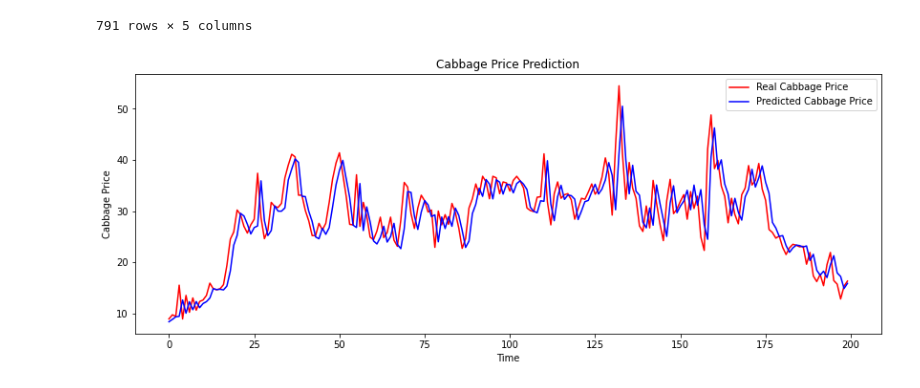
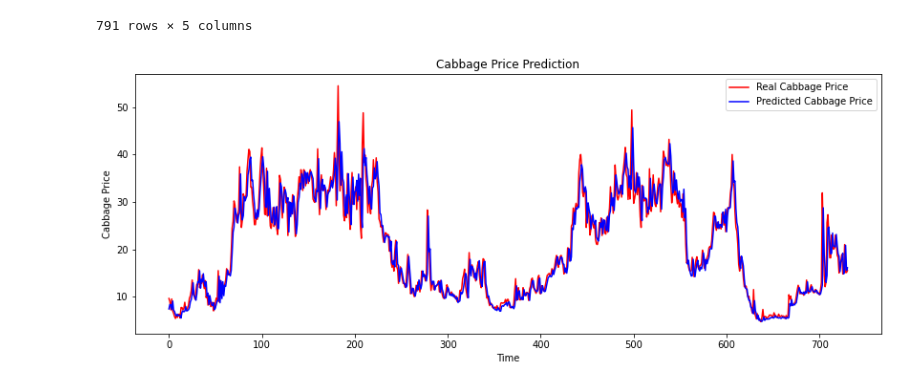
Before and after one commit to Yi-Wei-Lin/Tibame_ML_20210602, a Jupyter notebook: Cabbage_predict_0707.ipynb, the cells around one changed output. Drawn from its saved outputs; the diff is of its cells as text; code cells hidden in the pictures.

```diff
--- a/Cabbage_predict_0707.ipynb
+++ b/Cabbage_predict_0707.ipynb
@@ -10,3 +13,6 @@ data = pd.read_excel("Cabbage.xlsx")
+# %%
+# data = pd.read_excel("Cabbage.xlsx")
+data = pd.read_excel("/content/drive/MyDrive/市場批發交易歷史資料/Cabbage.xlsx")
 # %%
 data = data.dropna()
 data = data.loc[data["Market"] == "台北一"]
@@ -102,6 +107,7 @@ callback = [
     EarlyStopping(patience=20, restore_best_weights=True),
     ModelCheckpoint("regressor.h5", save_best_only=True)
 ]
-regressor.fit(x_train, y_train, epochs=200, batch_size=40, validation_split=0.1, callbacks=callback)
+# regressor.fit(x_train, y_train, epochs=200, batch_size=40, validation_split=0.1, callbacks=callback)
+regressor.fit(x_train, y_train, epochs=200, batch_size=40, validation_split=0.1)
 # %% [output]
 Epoch 1/200
@@ -166,12 +174,12 @@ pre_price = Yscaler.inverse_transform(pre_price)
 # %%
 # Visualising the results
 plt.figure(figsize=(14,5))
-plt.plot(real_avg_price[50:250], color = 'red', label = 'Real Cabbage Price')
-plt.plot(pre_price[50:250], color = 'blue', label = 'Predicted Cabbage Price')
+plt.plot(real_avg_price, color = 'red', label = 'Real Cabbage Price')
+plt.plot(pre_price, color = 'blue', label = 'Predicted Cabbage Price')
 plt.title('Cabbage Price Prediction')
 plt.xlabel('Time')
 plt.ylabel('Cabbage Price')
 plt.legend()
 plt.show()
 # %% [output]
-[figure, old version]
+[figure, new version]
```
Also changed, not shown: parts of 5 cells of this notebook.
